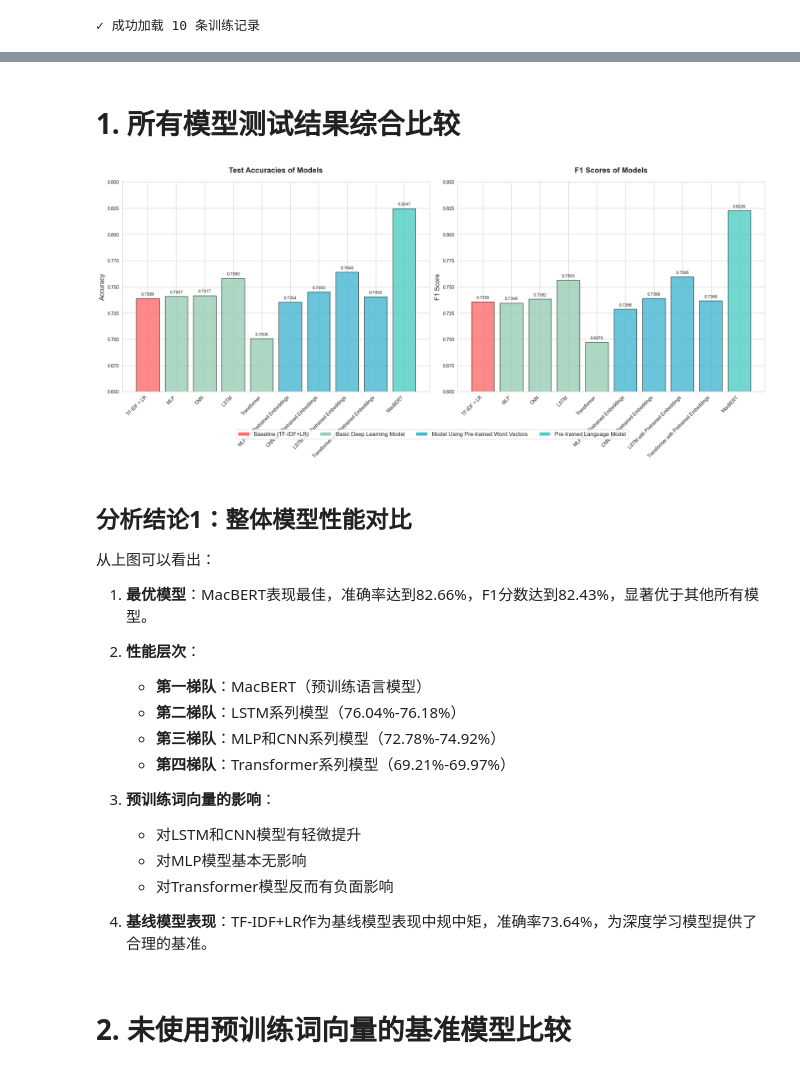
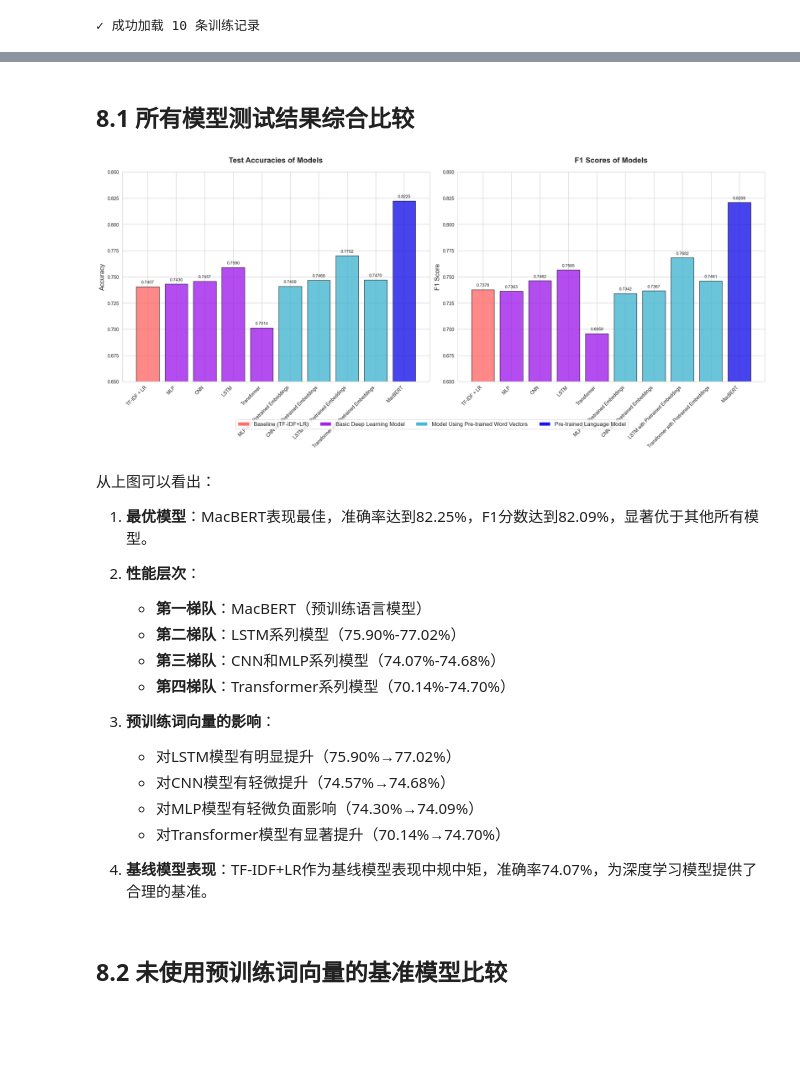
Before and after one commit to YoruRain/Sentiment-Classification-Based-on-Weibo-Texts, a Jupyter notebook: 08Comparison and Analysis.ipynb, the cells around one changed output, grey strips where cells are left out. Cells and saved outputs as stored; diff of their text form; code cells hidden in the pictures; blank space fills up the shorter version.

```diff
--- a/08Comparison and Analysis.ipynb
+++ b/08Comparison and Analysis.ipynb
@@ -95,7 +95,7 @@ def analyze_training_records(save_path="results/model_training_results.json", sh
 
     return df
 # %%
-file_path = "results/model_training_results_test3.json"
+file_path = "results/model_training_results_final.json"
 
 results = load_training_results(file_path)
 # %% [output]
@@ -135,5 +135,5 @@ df = analyze_training_records(file_path, show_details=True)
 # %% [markdown]
-# 1. 所有模型测试结果综合比较
+## 8.1 所有模型测试结果综合比较
 # %%
 # 1.1 所有模型测试性能对比
 def plot_all_models_comparison(df):
@@ -153,11 +153,11 @@ def plot_all_models_comparison(df):
         if 'TF-IDF' in name:
             colors.append('#FF6B6B')  # 红色 - 基线模型
         elif 'MacBERT' in name:
-            colors.append('#4ECDC4')  # 青色 - 预训练语言模型
+            colors.append('#1915E9')  # 蓝色 - 预训练语言模型
         elif 'Pretrained' in name:
-            colors.append('#45B7D1')  # 蓝色 - 使用预训练词向量
+            colors.append('#45B7D1')  # 青色 - 使用预训练词向量
         else:
-            colors.append('#96CEB4')  # 绿色 - 基础深度学习模型
+            colors.append('#A221EC')  # 紫色 - 基础深度学习模型
 
     # 绘制准确率对比
     bars1 = ax1.bar(range(len(model_names)), accuracies, color=colors, alpha=0.8, edgecolor='black')
@@ -177,57 +177,56 @@ def plot_all_models_comparison(df):
     bars2 = ax2.bar(range(len(model_names)), f1_scores, color=colors, alpha=0.8, edgecolor='black')
     ax2.set_title('F1 Scores of Models', fontsize=16, fontweight='bold', pad=20)
     ax2.set_ylabel('F1 Score', fontsize=14)
     ax2.set_ylim([0.65, 0.85])
     ax2.set_xticks(range(len(model_names)))
     ax2.set_xticklabels(model_names, rotation=45, ha='right', fontsize=10)
 
     # 在柱子上添加数值标签
     for i, (bar, f1) in enumerate(zip(bars2, f1_scores)):
         height = bar.get_height()
         ax2.text(bar.get_x() + bar.get_width()/2., height + 0.002,
                 f'{f1:.4f}', ha='center', va='bottom', fontsize=9)
 
     # 添加图例
     from matplotlib.patches import Patch
     legend_elements = [
         Patch(facecolor='#FF6B6B', label='Baseline (TF-IDF+LR)'),
-        Patch(facecolor='#96CEB4', label='Basic Deep Learning Model'),
+        Patch(facecolor='#A221EC', label='Basic Deep Learning Model'),
         Patch(facecolor='#45B7D1', label='Model Using Pre-trained Word Vectors'),
-        Patch(facecolor='#4ECDC4', label='Pre-trained Language Model')
+        Patch(facecolor='#1915E9', label='Pre-trained Language Model')
     ]
     fig.legend(handles=legend_elements, loc='upper center', bbox_to_anchor=(0.5, 0.02), ncol=4, fontsize=12)
 
     plt.tight_layout()
     plt.subplots_adjust(bottom=0.15)
     plt.show()
 
     return fig
 
 # 绘制对比图
 fig1 = plot_all_models_comparison(df);
 # %% [output]
-[figure, old version]
+[figure, new version]
 # %% [markdown]
-## 分析结论1：整体模型性能对比
-
 从上图可以看出：
 
-1. **最优模型**：MacBERT表现最佳，准确率达到82.66%，F1分数达到82.43%，显著优于其他所有模型。
+1. **最优模型**：MacBERT表现最佳，准确率达到82.25%，F1分数达到82.09%，显著优于其他所有模型。
 
 2. **性能层次**：
    - **第一梯队**：MacBERT（预训练语言模型）
-   - **第二梯队**：LSTM系列模型（76.04%-76.18%）
-   - **第三梯队**：MLP和CNN系列模型（72.78%-74.92%）
-   - **第四梯队**：Transformer系列模型（69.21%-69.97%）
+   - **第二梯队**：LSTM系列模型（75.90%-77.02%）
+   - **第三梯队**：CNN和MLP系列模型（74.07%-74.68%）
+   - **第四梯队**：Transformer系列模型（70.14%-74.70%）
 
 3. **预训练词向量的影响**：
-   - 对LSTM和CNN模型有轻微提升
-   - 对MLP模型基本无影响
-   - 对Transformer模型反而有负面影响
+   - 对LSTM模型有明显提升（75.90%→77.02%）
+   - 对CNN模型有轻微提升（74.57%→74.68%）
+   - 对MLP模型有轻微负面影响（74.30%→74.09%）
+   - 对Transformer模型有显著提升（70.14%→74.70%）
 
-4. **基线模型表现**：TF-IDF+LR作为基线模型表现中规中矩，准确率73.64%，为深度学习模型提供了合理的基准。
+4. **基线模型表现**：TF-IDF+LR作为基线模型表现中规中矩，准确率74.07%，为深度学习模型提供了合理的基准。
 # %% [markdown]
-# 2. 未使用预训练词向量的基准模型比较
+## 8.2 未使用预训练词向量的基准模型比较
 # %%
 # 2.1 提取基准模型数据（未使用预训练词向量）
 def extract_baseline_models(results):
```
Also changed, not shown: parts of 16 cells of this notebook, 5 other files.
